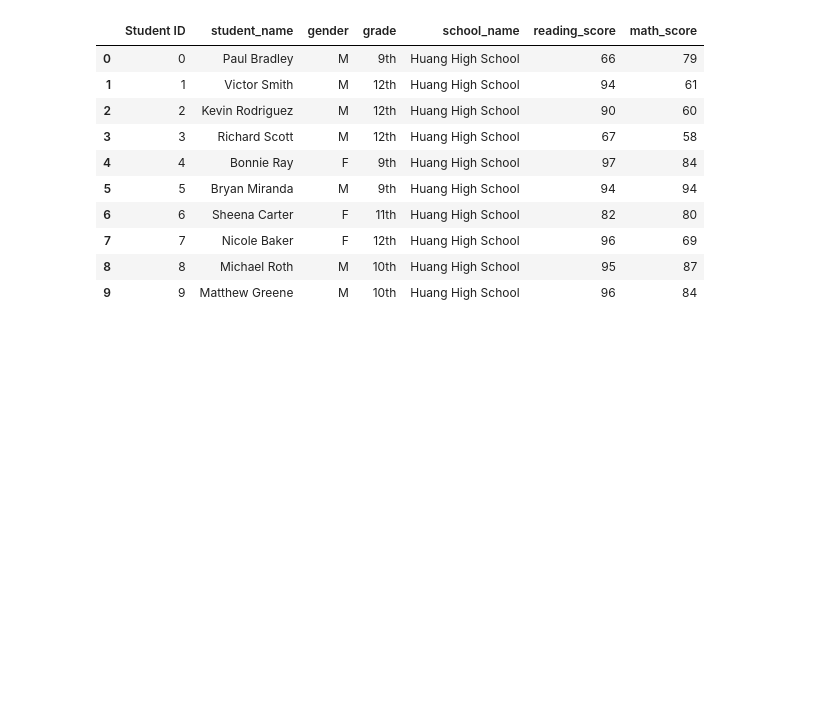
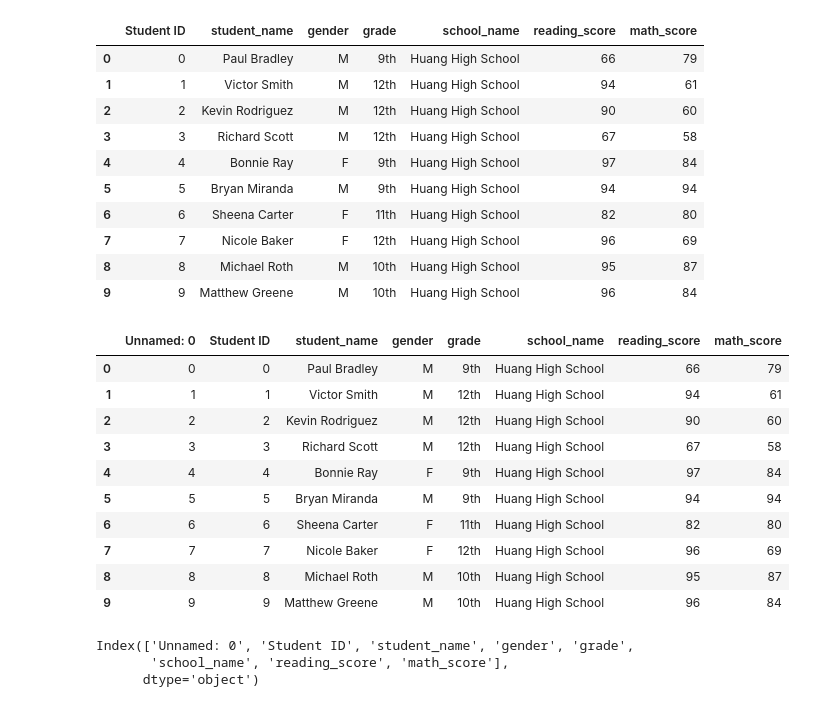
Before and after one commit to kevin-eapen/School_Disctrict_Analysis, a Jupyter notebook: PyCitySchools.ipynb, the cells around one changed output. Saved outputs shown, nothing was run; the diff lists cells and outputs as text; code cells hidden in the pictures; blank space fills up the shorter version.

```diff
--- a/PyCitySchools.ipynb
+++ b/PyCitySchools.ipynb
@@ -201,3 +201,27 @@ student_data_df.head(10)
 | 7 | 7 | Nicole Baker | F | 12th | Huang High School | 96 | 69 |
 | 8 | 8 | Michael Roth | M | 10th | Huang High School | 95 | 87 |
 | 9 | 9 | Matthew Greene | M | 10th | Huang High School | 96 | 84 |
+# %%
+clean_file = ('Resources/clean_students_complete.csv')
+
+clean_download_df = pd.read_csv(clean_file)
+
+clean_download_df.head(10)
+# %% [output]
+|  | Unnamed: 0 | Student ID | student_name | gender | grade | school_name | reading_score | math_score |
+| 0 | 0 | 0 | Paul Bradley | M | 9th | Huang High School | 66 | 79 |
+| 1 | 1 | 1 | Victor Smith | M | 12th | Huang High School | 94 | 61 |
+| 2 | 2 | 2 | Kevin Rodriguez | M | 12th | Huang High School | 90 | 60 |
+| 3 | 3 | 3 | Richard Scott | M | 12th | Huang High School | 67 | 58 |
+| 4 | 4 | 4 | Bonnie Ray | F | 9th | Huang High School | 97 | 84 |
+| 5 | 5 | 5 | Bryan Miranda | M | 9th | Huang High School | 94 | 94 |
+| 6 | 6 | 6 | Sheena Carter | F | 11th | Huang High School | 82 | 80 |
+| 7 | 7 | 7 | Nicole Baker | F | 12th | Huang High School | 96 | 69 |
+| 8 | 8 | 8 | Michael Roth | M | 10th | Huang High School | 95 | 87 |
+| 9 | 9 | 9 | Matthew Greene | M | 10th | Huang High School | 96 | 84 |
+# %%
+clean_download_df.columns
+# %% [output]
+Index(['Unnamed: 0', 'Student ID', 'student_name', 'gender', 'grade',
+       'school_name', 'reading_score', 'math_score'],
+      dtype='object')
```
Also changed, not shown: parts of 3 cells of this notebook, 4 other files.
